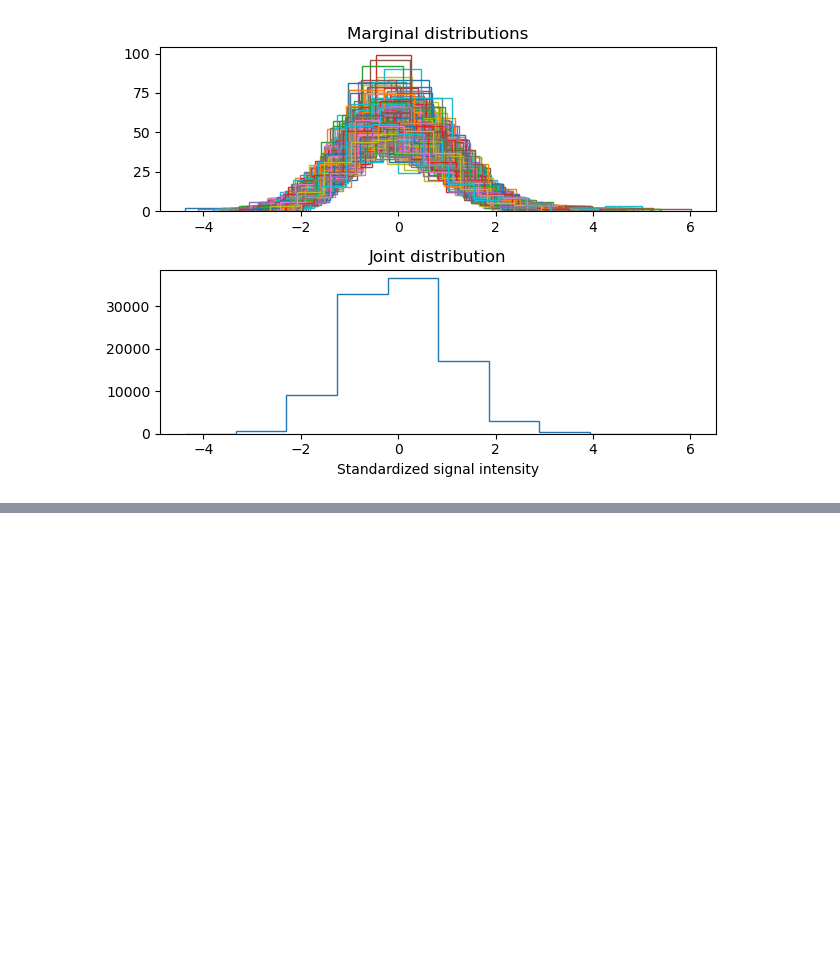
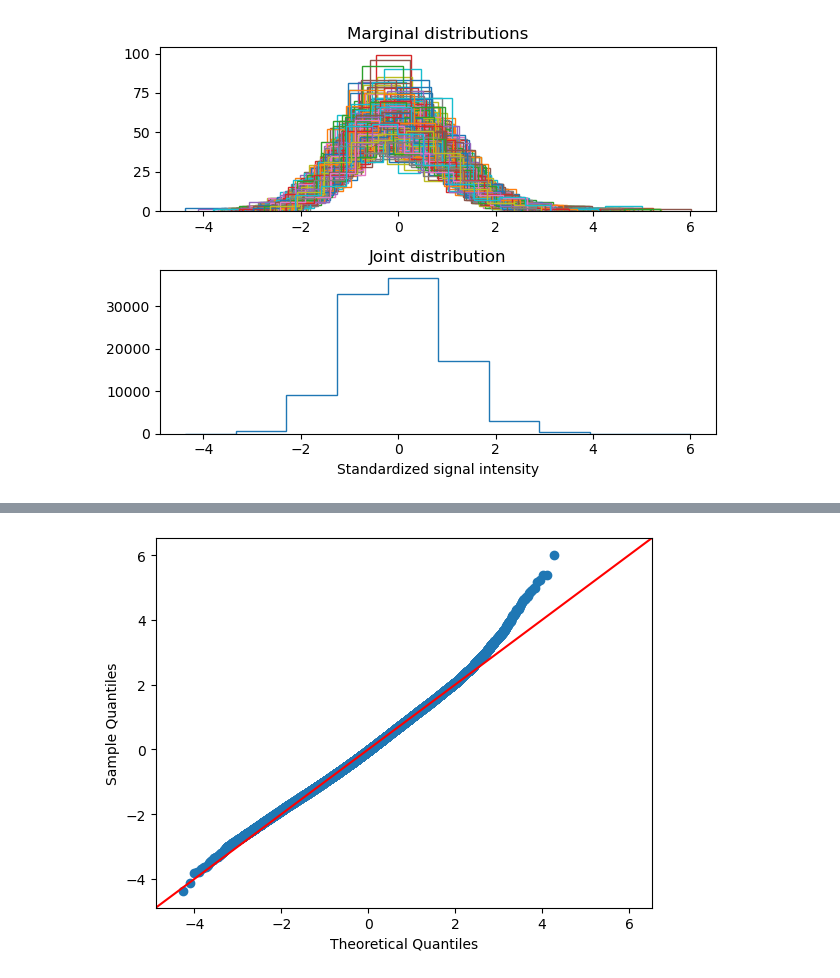
Before and after one commit to jonathan-legrand/bold-dementia, a Jupyter notebook: notebooks/signals_stats.ipynb, the cells around one changed output, grey strips where cells are left out. Saved outputs shown, nothing was run; the diff lists cells and outputs as text; code cells hidden in the pictures; blank space fills up the shorter version.

```diff
--- a/notebooks/signals_stats.ipynb
+++ b/notebooks/signals_stats.ipynb
@@ -58,0 +77,5 @@ plt.show()
+# %%
+qqplot(ts.flatten(), line="45")
+plt.show()
+# %% [output]
+[figure, added]
```
Also changed, not shown: parts of 6 cells of this notebook.
